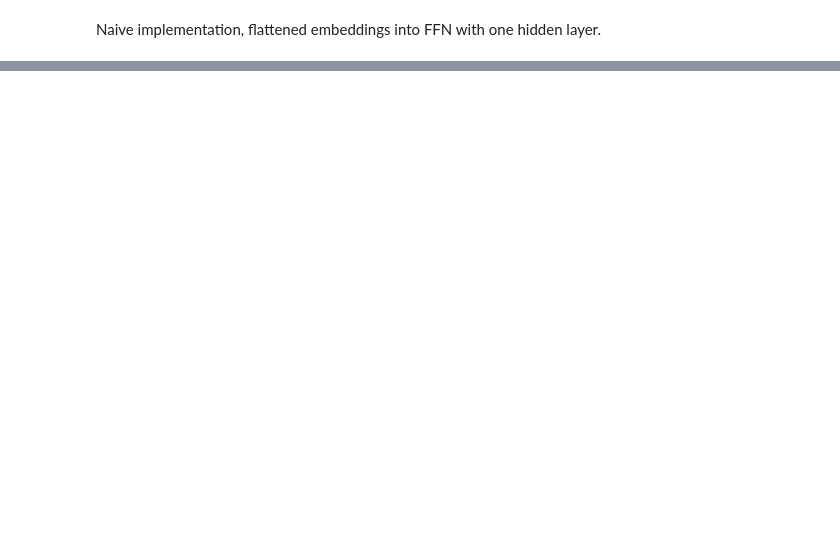
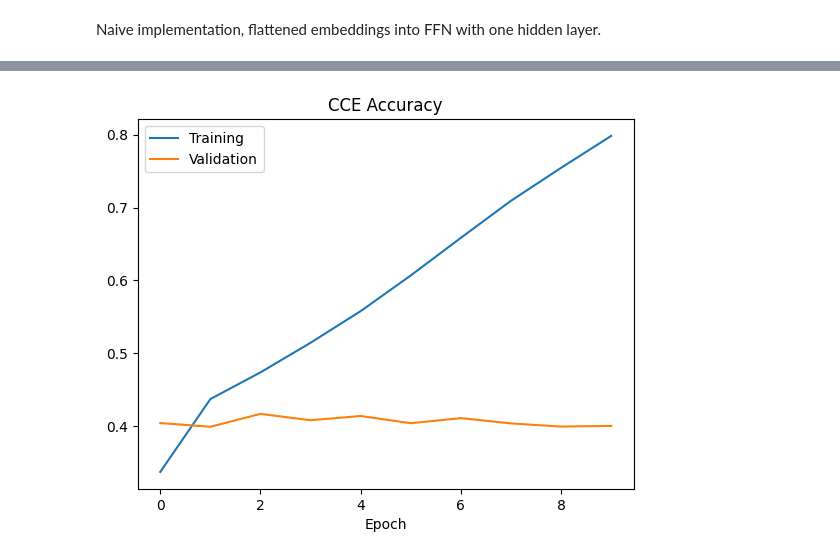
Before and after one commit to 7up11/kaggle-tweet-sentiment, a Jupyter notebook: naive.ipynb, the cells around one changed output, grey strips where cells are left out. Drawn from its saved outputs; the diff is of its cells as text; code cells hidden in the pictures; blank space fills up the shorter version.

```diff
--- a/naive.ipynb
+++ b/naive.ipynb
@@ -44,7 +45,7 @@ span_indices_size = max_text_len * (max_text_len + 1) // 2
 span_indices = np.zeros((max_text_len, max_text_len), dtype=int)
 span_indices[np.triu_indices(max_text_len, m=max_text_len)] = np.arange(span_indices_size)
 span_indices = np.flip(span_indices, axis=1)
-inference_batch_size = 2000
+inference_batch_size = 1000
 
 def tokenize(texts, padding=True):
     padding = "max_length" if padding else "longest"
@@ -132,9 +133,10 @@ Naive implementation, flattened embeddings into FFN with one hidden layer.
 # %%
 inputs = keras.Input(shape=(1 + max_text_len, 768))
 softmax = layers.Dense(span_indices_size, activation="softmax", kernel_regularizer="l1l2", bias_regularizer="l2")(
-          layers.Dense(128, activation="relu", kernel_regularizer="l1l2", bias_regularizer="l2")(
+          layers.Dropout(0.01)(
+          layers.Dense(8192, activation="relu", kernel_regularizer="l1l2", bias_regularizer="l2")(
           layers.Flatten()(
-          inputs)))
+          inputs))))
 ffn = keras.Model(inputs=inputs, outputs=softmax)
 ffn.compile(
     optimizer=optimizers.Adam(),
@@ -241,0 +251,9 @@ score
+# %%
+plt.plot(history.history["sparse_categorical_accuracy"])
+plt.plot(history.history["val_sparse_categorical_accuracy"])
+plt.legend(["Training", "Validation"])
+plt.title("CCE Accuracy")
+plt.xlabel("Epoch")
+plt.show()
+# %% [output]
+[figure, added]
```
Also changed, not shown: parts of 4 cells of this notebook, 1 other file.
